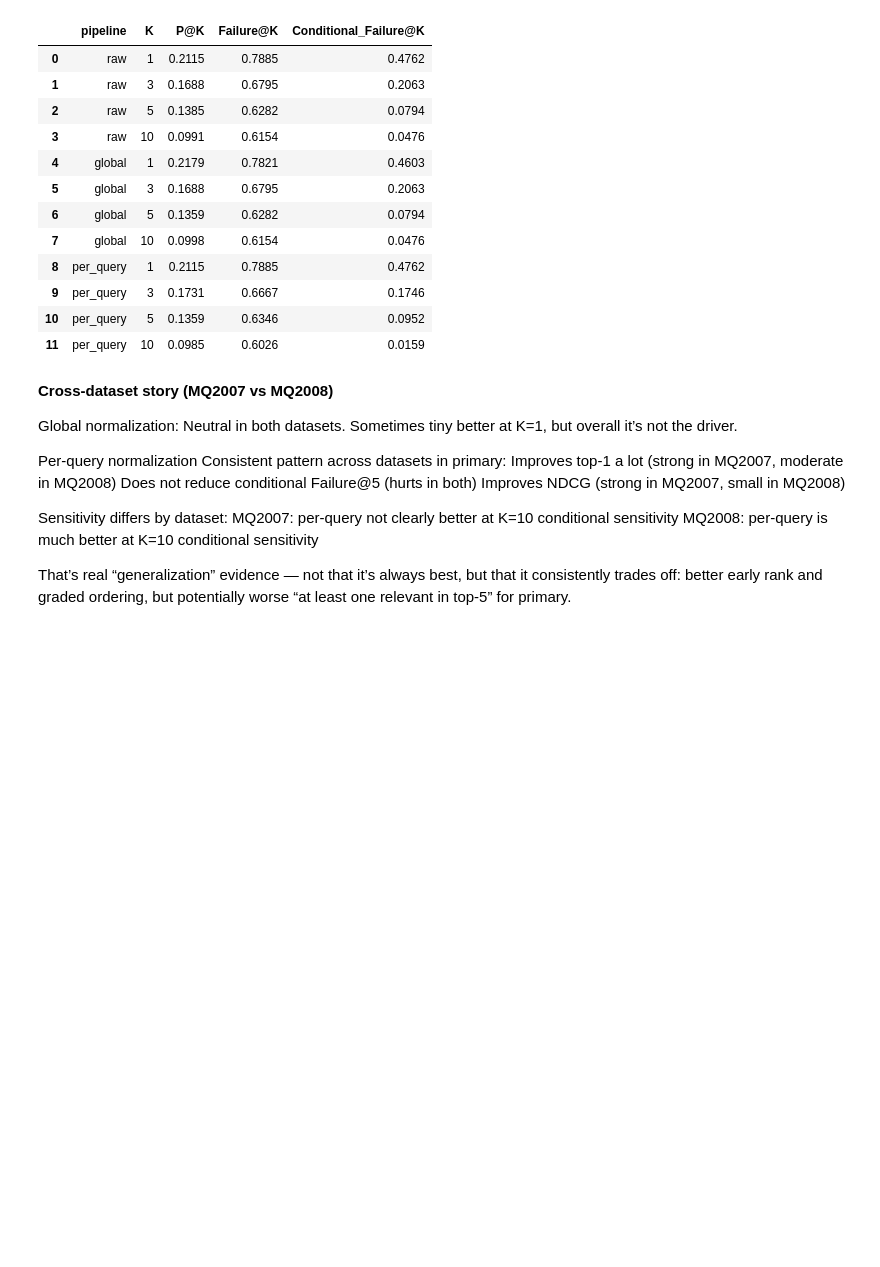
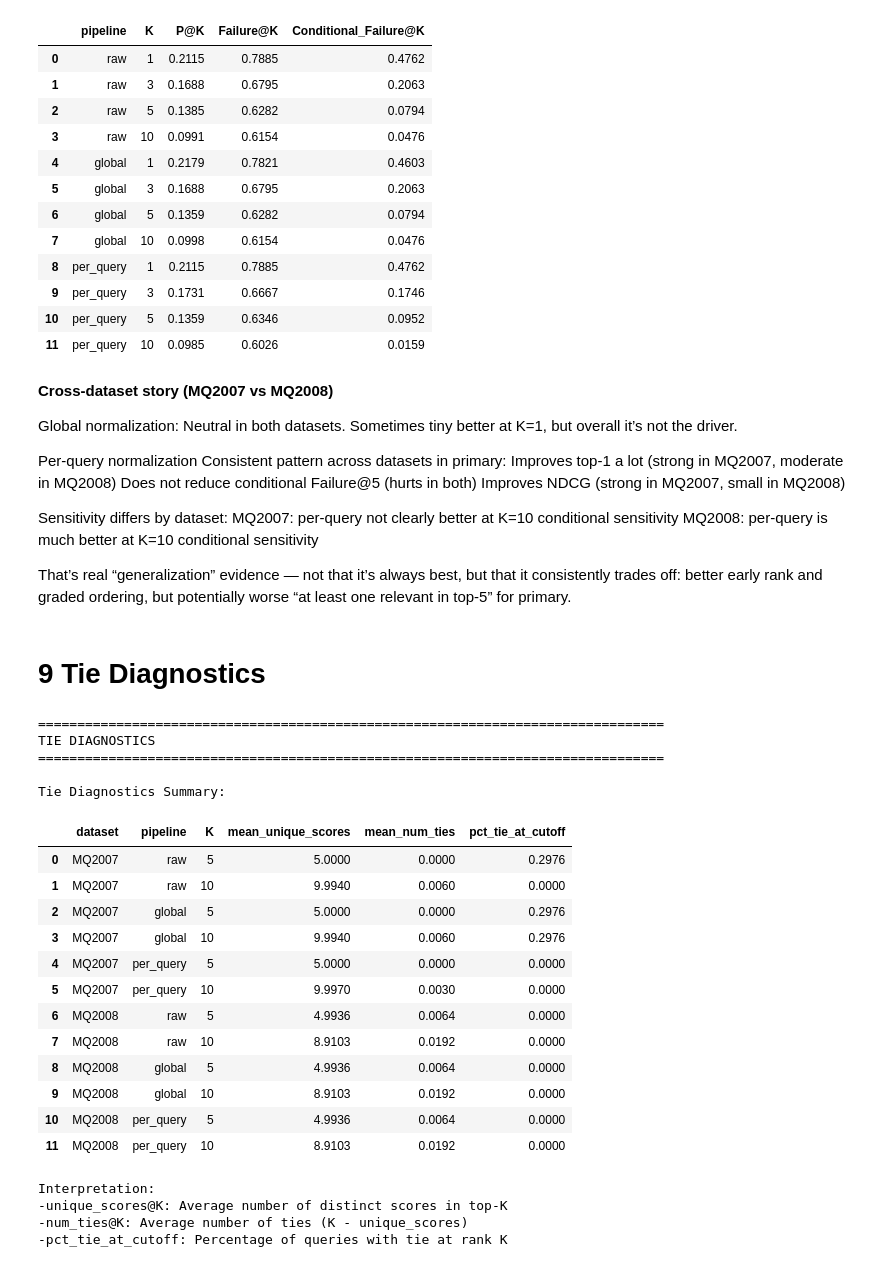
Before and after one commit to KushalMarahatta/Capstone_coding, a Jupyter notebook: notebooks/04_normalization_experiments.ipynb, the cells around one changed output. Cells and saved outputs as stored; diff of their text form; code cells hidden in the pictures; blank space fills up the shorter version.

Commit message:
Added Tie Diagnostics

```diff
--- a/notebooks/04_normalization_experiments.ipynb
+++ b/notebooks/04_normalization_experiments.ipynb
@@ -872,3 +872,56 @@ MQ2008: per-query is much better at K=10 conditional sensitivity
 That’s real “generalization” evidence — not that it’s always best, but that it consistently trades off:
 better early rank and graded ordering,
 but potentially worse “at least one relevant in top-5” for primary.
+# %% [markdown]
+# 9 Tie Diagnostics
+# %%
+print("="*80)
+print("TIE DIAGNOSTICS")
+print("="*80)
+
+tie_rows=[]
+
+for dataset_name, qm_dict in [('MQ2007', query_metrics_2007), ('MQ2008', query_metrics_2008)]:
+    for pipeline_name, qm in qm_dict.items():
+        for k in [5, 10]:
+            tie_rows.append({
+                'dataset': dataset_name,
+                'pipeline': pipeline_name,
+                'K': k,
+                'mean_unique_scores': qm[f'unique_scores@{k}'].mean(),
+                'mean_num_ties': qm[f'num_ties@{k}'].mean(),
+                'pct_tie_at_cutoff': qm[f'tie_at_cutoff@{k}'].mean()*100
+            })
+
+tie_diagnostics=pd.DataFrame(tie_rows)
+
+print("\nTie Diagnostics Summary:")
+display(tie_diagnostics)
+
+print("\nInterpretation:")
+print("-unique_scores@K: Average number of distinct scores in top-K")
+print("-num_ties@K: Average number of ties (K - unique_scores)")
+print("-pct_tie_at_cutoff: Percentage of queries with tie at rank K")
+# %% [output]
+================================================================================
+TIE DIAGNOSTICS
+================================================================================
+
+Tie Diagnostics Summary:
+|  | dataset | pipeline | K | mean_unique_scores | mean_num_ties | pct_tie_at_cutoff |
+| 0 | MQ2007 | raw | 5 | 5.0000 | 0.0000 | 0.2976 |
+| 1 | MQ2007 | raw | 10 | 9.9940 | 0.0060 | 0.0000 |
+| 2 | MQ2007 | global | 5 | 5.0000 | 0.0000 | 0.2976 |
+| 3 | MQ2007 | global | 10 | 9.9940 | 0.0060 | 0.2976 |
+| 4 | MQ2007 | per_query | 5 | 5.0000 | 0.0000 | 0.0000 |
+| 5 | MQ2007 | per_query | 10 | 9.9970 | 0.0030 | 0.0000 |
+| 6 | MQ2008 | raw | 5 | 4.9936 | 0.0064 | 0.0000 |
+| 7 | MQ2008 | raw | 10 | 8.9103 | 0.0192 | 0.0000 |
+| 8 | MQ2008 | global | 5 | 4.9936 | 0.0064 | 0.0000 |
+| 9 | MQ2008 | global | 10 | 8.9103 | 0.0192 | 0.0000 |
+| 10 | MQ2008 | per_query | 5 | 4.9936 | 0.0064 | 0.0000 |
+| 11 | MQ2008 | per_query | 10 | 8.9103 | 0.0192 | 0.0000 |
+Interpretation:
+-unique_scores@K: Average number of distinct scores in top-K
+-num_ties@K: Average number of ties (K - unique_scores)
+-pct_tie_at_cutoff: Percentage of queries with tie at rank K
```
Also changed, not shown: 2 other files.
